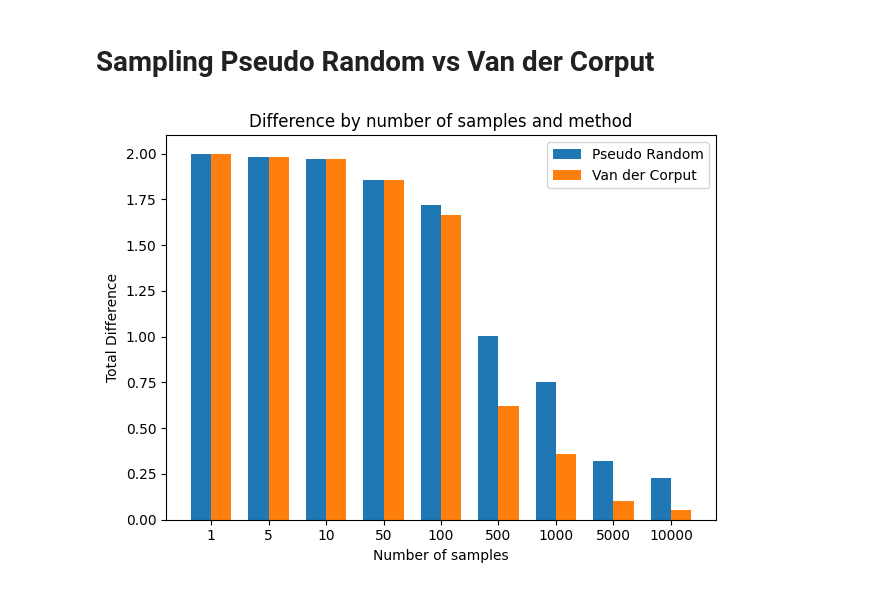
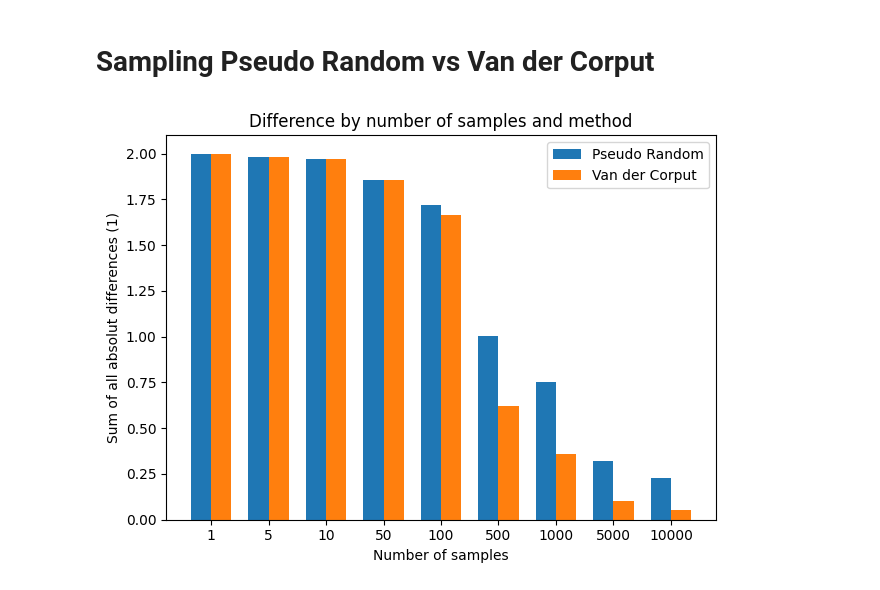
Before and after one commit to marvkosmai/mprj-optimal-placement-and-route, a Jupyter notebook: DataVisualization/data_visualization.ipynb, the cells around one changed output. Saved outputs shown, nothing was run; the diff lists cells and outputs as text; code cells hidden in the pictures.

Commit message:
add new sampling visualization

```diff
--- a/DataVisualization/data_visualization.ipynb
+++ b/DataVisualization/data_visualization.ipynb
@@ -7,32 +7,32 @@ import json
 # %%
 f = open('data/sampling.json')
 data = json.load(f)
 f.close()
 
 labels = data['samples']
 pseudo_random = data['pseudoRandom']
 van_der_corput = data['vanDerCorput']
 
 x = np.arange(len(labels))  # the label locations
 width = 0.35  # the width of the bars
 
 fig, ax = plt.subplots()
 rects1 = ax.bar(x - width/2, pseudo_random, width, label='Pseudo Random')
 rects2 = ax.bar(x + width/2, van_der_corput, width, label='Van der Corput')
 
 # Add some text for labels, title and custom x-axis tick labels, etc.
 
-ax.set_ylabel('Total Difference')
+ax.set_ylabel('Sum of all absolut differences (1)')
 ax.set_xlabel('Number of samples')
 ax.set_title('Difference by number of samples and method')
 ax.set_xticks(x, labels)
 ax.legend()
 
 #ax.bar_label(rects1, padding=3)
 #ax.bar_label(rects2, padding=3)
 
 fig.tight_layout()
 
 plt.show()
 # %% [output]
-[figure, old version]
+[figure, new version]
```
Also changed, not shown: parts of 1 cell of this notebook, 1 other file.
